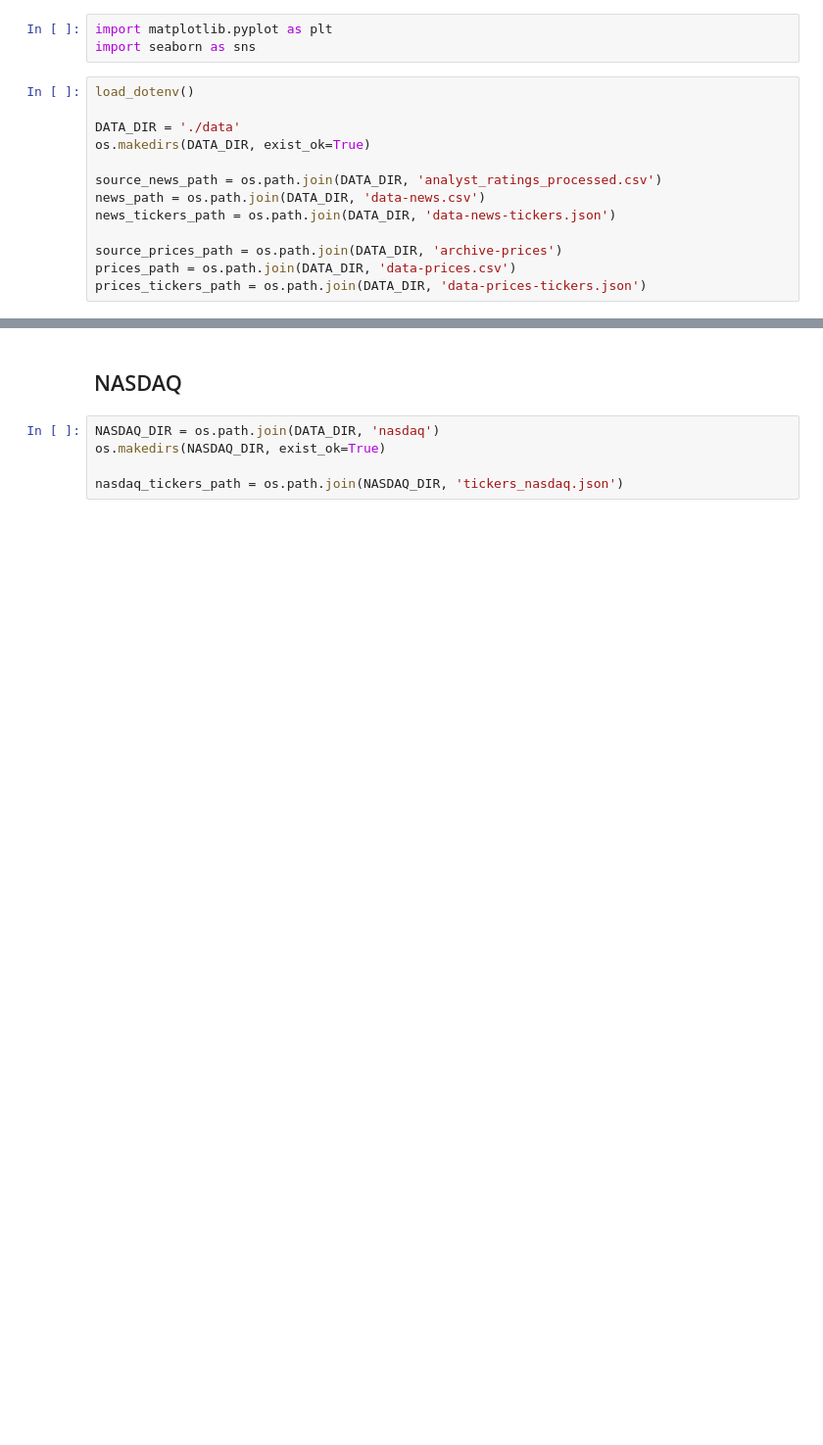
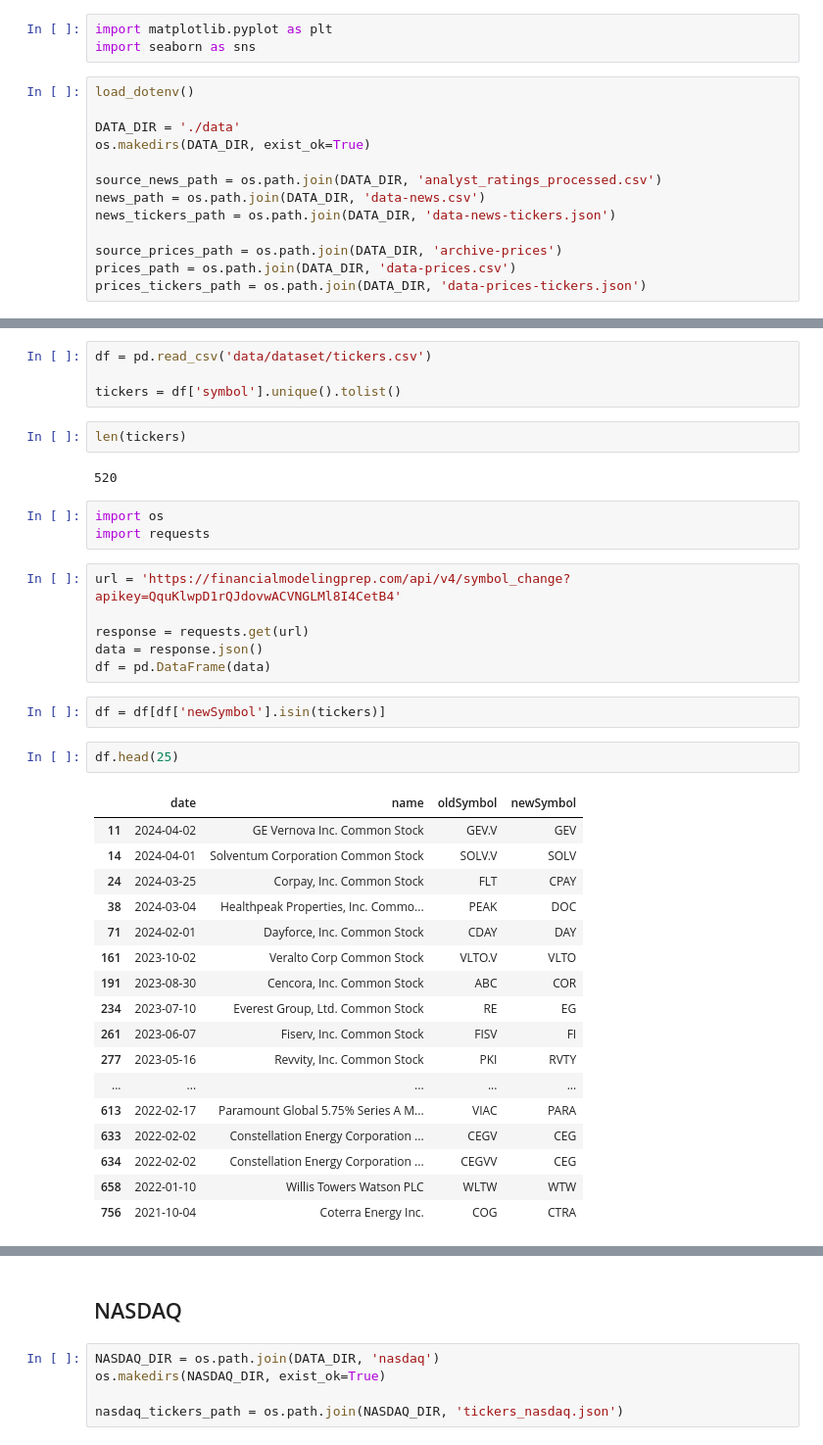
Before and after one commit to halaction/finformer, a Jupyter notebook: finformer-data.ipynb, the cells around one changed output, grey strips where cells are left out. Shown at 98% size. Saved outputs shown, nothing was run; the diff lists cells and outputs as text; blank space fills up the shorter version.

```diff
--- a/finformer-data.ipynb
+++ b/finformer-data.ipynb
@@ -26,0 +50,39 @@ prices_tickers_path = os.path.join(DATA_DIR, 'data-prices-tickers.json')
+# %%
+df = pd.read_csv('data/dataset/tickers.csv')
+
+tickers = df['symbol'].unique().tolist()
+# %%
+len(tickers)
+# %% [output]
+520
+# %%
+import os
+import requests
+# %%
+url = 'https://financialmodelingprep.com/api/v4/symbol_change?apikey=QquKlwpD1rQJdovwACVNGLMl8I4CetB4'
+
+response = requests.get(url)
+data = response.json()
+df = pd.DataFrame(data)
+# %%
+df = df[df['newSymbol'].isin(tickers)]
+# %%
+df.head(25)
+# %% [output]
+|  | date | name | oldSymbol | newSymbol |
+| 11 | 2024-04-02 | GE Vernova Inc. Common Stock | GEV.V | GEV |
+| 14 | 2024-04-01 | Solventum Corporation Common Stock | SOLV.V | SOLV |
+| 24 | 2024-03-25 | Corpay, Inc. Common Stock | FLT | CPAY |
+| 38 | 2024-03-04 | Healthpeak Properties, Inc. Commo... | PEAK | DOC |
+| 71 | 2024-02-01 | Dayforce, Inc. Common Stock | CDAY | DAY |
+| 161 | 2023-10-02 | Veralto Corp Common Stock | VLTO.V | VLTO |
+| 191 | 2023-08-30 | Cencora, Inc. Common Stock | ABC | COR |
+| 234 | 2023-07-10 | Everest Group, Ltd. Common Stock | RE | EG |
+| 261 | 2023-06-07 | Fiserv, Inc. Common Stock | FISV | FI |
+| 277 | 2023-05-16 | Revvity, Inc. Common Stock | PKI | RVTY |
+| ... | ... | ... | ... | ... |
+| 613 | 2022-02-17 | Paramount Global 5.75% Series A M... | VIAC | PARA |
+| 633 | 2022-02-02 | Constellation Energy Corporation ... | CEGV | CEG |
+| 634 | 2022-02-02 | Constellation Energy Corporation ... | CEGVV | CEG |
+| 658 | 2022-01-10 | Willis Towers Watson PLC | WLTW | WTW |
+| 756 | 2021-10-04 | Coterra Energy Inc. | COG | CTRA |
```
Also changed, not shown: parts of 10 cells of this notebook, 4 other files.
